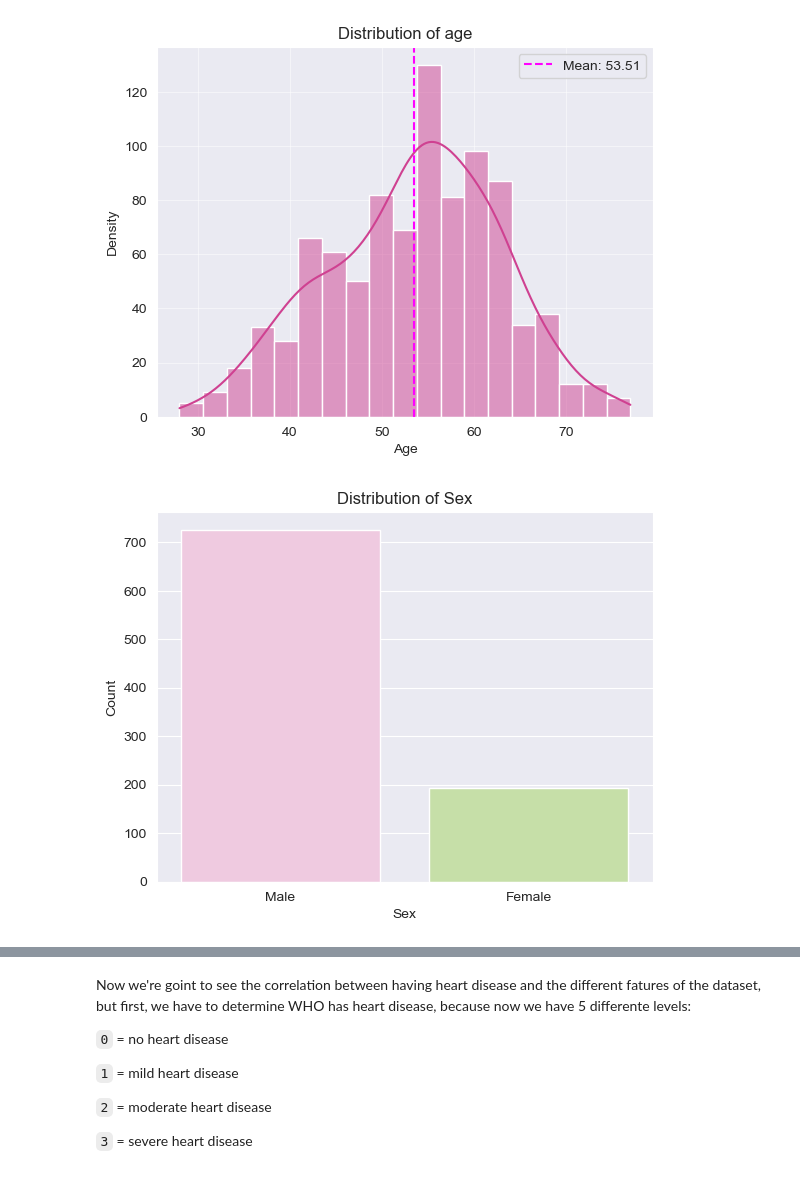
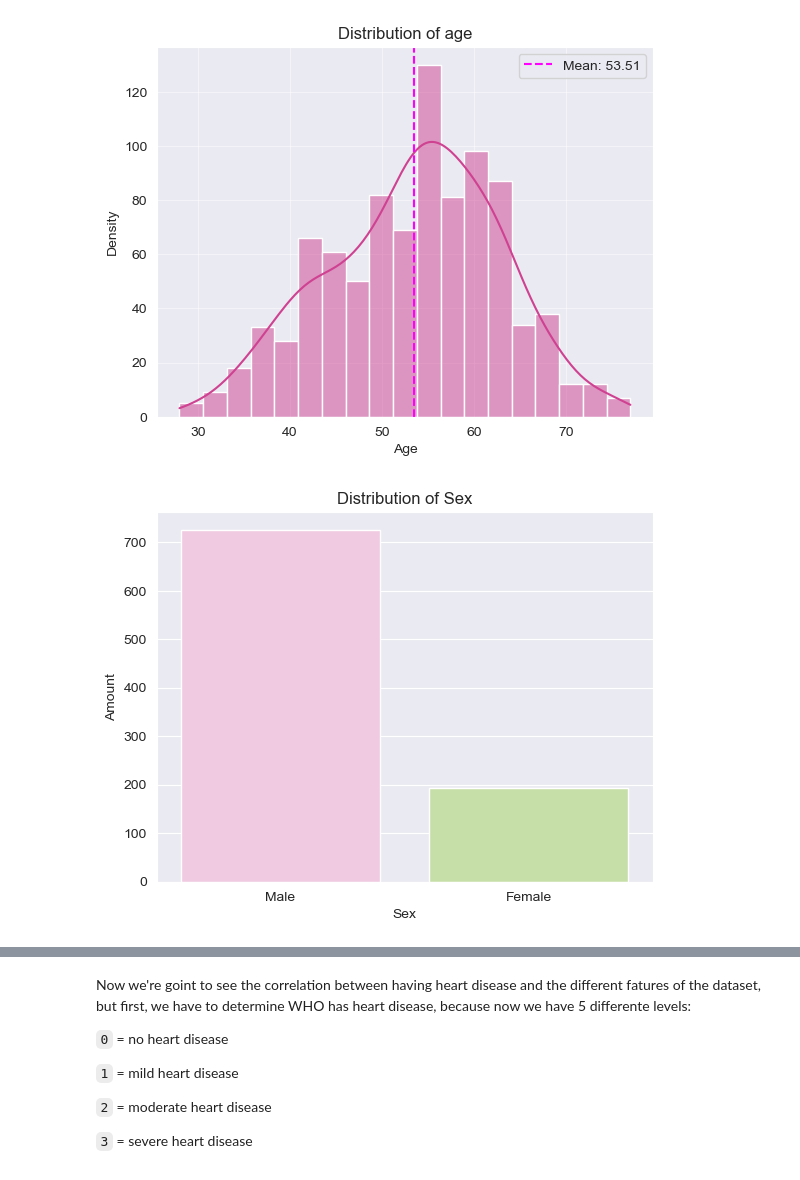
Before and after one commit to imelinc/heart-disease-project, a Jupyter notebook: heart-disease-project.ipynb, the cells around one changed output, grey strips where cells are left out. Drawn from its saved outputs; the diff is of its cells as text; code cells hidden in the pictures.

```diff
--- a/heart-disease-project.ipynb
+++ b/heart-disease-project.ipynb
@@ -169,14 +169,14 @@ Mode of age: 54
 # %%
 # Let's plot now the distribution of males and females
 sex_counts = df.sex.value_counts().reset_index()
 sex_counts.columns = ["sex", "count"]
 
 sns.barplot(sex_counts, x = "sex", y="count", palette= 'PiYG', hue= "sex")
 plt.title("Distribution of Sex")
 plt.xlabel("Sex")
-plt.ylabel("Count");
+plt.ylabel("Amount");
 # %% [output]
-[figure, old version]
+[figure, new version]
 # %%
 # let's check the different chest pain types and how many occurences those have on our dataset
 cp_counts = df.cp.value_counts().reset_index()
```
Also changed, not shown: parts of 7 cells of this notebook.
